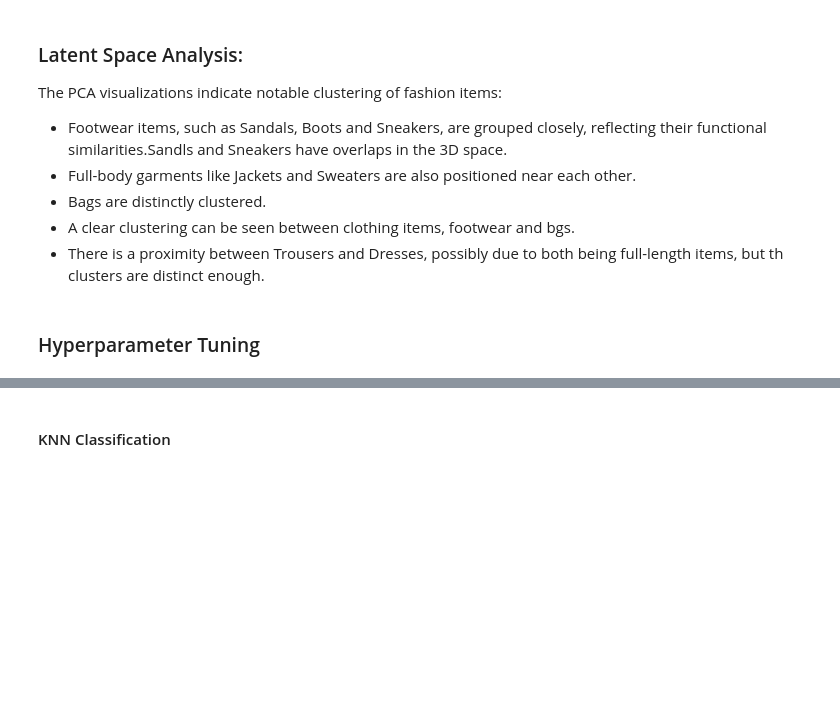
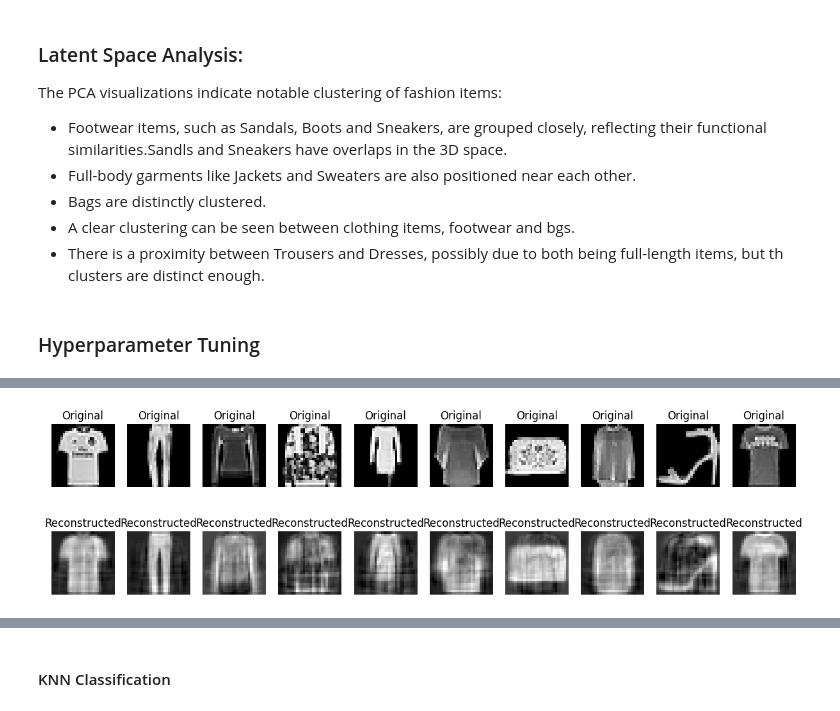
Before and after one commit to StarryBadger/ml-toolkit, a Jupyter notebook: assignments/4/AutoEncoder.ipynb, the cells around one changed output, grey strips where cells are left out. Drawn from its saved outputs; the diff is of its cells as text; code cells hidden in the pictures; blank space fills up the shorter version.

```diff
--- a/assignments/4/AutoEncoder.ipynb
+++ b/assignments/4/AutoEncoder.ipynb
@@ -368,0 +456,4 @@ visualize_reconstruction(autoencoder, X_test)
+# %%
+visualize_reconstruction(autoencoder, X_test, n_images=10)
+# %% [output]
+[figure, added]
```
Also changed, not shown: parts of 13 cells of this notebook, 10 other files.
